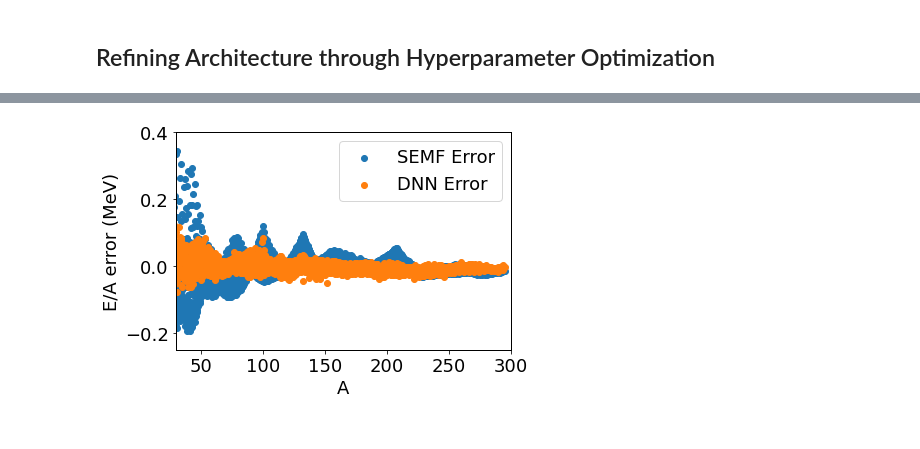
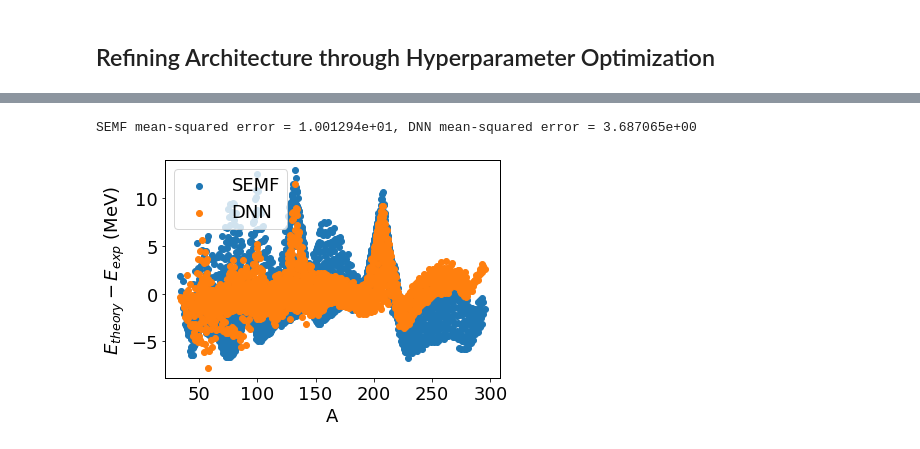
Before and after one commit to zbarvian/Mass-Learning, a Jupyter notebook: dnn_semf_discrepancy.ipynb, the cells around one changed output, grey strips where cells are left out. Cells and saved outputs as stored; diff of their text form; code cells hidden in the pictures.

```diff
--- a/dnn_semf_discrepancy.ipynb
+++ b/dnn_semf_discrepancy.ipynb
@@ -25,6 +25,7 @@ plt.rcParams.update(params)
 # %%
 # Keeping relevant columns from AME2016 dataset
 data = pd.read_csv('EXPERIMENT_AME2016.dat', sep=r'\s+', usecols=['A', 'N', 'Z', 'E', 'E/A'])
-data.tail()
+data = data.loc[data['Z'] >= 20]
+data.head()
 # %% [output]
 |  | A | N | Z | E | E/A |
@@ -174,9 +174,0 @@ print(besthyparms)
-# %%
-# Recording the best parameters from the optimization
-act_func = 'relu'
-frac_dropout = 0
-n_epochs = 5000
-nodes = [480, 50]
-
-# Storing the neural network predictions into the dataset
-data['dnn_E/A'] = dnn_model(data, features, 'E/A', n_epochs, nodes, frac_dropout, act_func)
@@ -187,0 +175,16 @@ Test Score: 0.9783825065806245
+# %%
+# Recording the best parameters from the optimization
+frac_dropout = besthyparms['frac_dropout']
+n_nodes1, n_nodes2 = besthyparms['n_nodes1'], besthyparms['n_nodes2']
+
+
+n_epochs = 1000
+losses = dnn_model(data, features, 'E', [n_epochs, n_nodes1, n_nodes2, frac_dropout])[1]
+best_epoch = losses.index(min(losses)) + 1
+
+plt.plot(np.arange(1, best_epoch+1), losses[:best_epoch])
+plt.xlabel('Epoch')
+plt.ylabel('Validation Loss')
+#plt.ylim(0, 0.05)
+plt.title('Minimum at %3d epochs' % best_epoch)
+plt.show()
@@ -188,12 +193,20 @@ Test Score: 0.9783825065806245
+# %%
+# Reinstantiating the neural network with the best number of epochs
+data['dnn_E'] = dnn_model(data, features, 'E', [best_epoch, n_nodes1, n_nodes2, frac_dropout])[0]
 # %%
 # Comparing error in mass predictions for both SEMF and neural network
-plt.scatter(data['A'], (data['semf_E/A'] - data['E/A']), label='SEMF Error')
-plt.scatter(data['A'], (data['dnn_E/A'] - data['E/A']), label='DNN Error')
-plt.xlim(30, 300)
-plt.ylim(-0.25, 0.4)
+SEMF_err = data['semf_E'] - data['E']
+SEMF_mse = np.sum(SEMF_err**2)/len(data.index)
+DNN_err = data['dnn_E'] - data['E']
+DNN_mse = np.sum(DNN_err**2)/len(data.index)
+print('SEMF mean-squared error = %5e, DNN mean-squared error = %5e' % (SEMF_mse, DNN_mse))
+
+plt.scatter(data['A'], SEMF_err, label='SEMF')
+plt.scatter(data['A'], DNN_err, label='DNN')
 plt.xlabel('A')
-plt.ylabel('E/A error (MeV)')
+plt.ylabel('$E_{theory} - E_{exp}$ (MeV)')
 plt.legend()
 plt.show()
 # %% [output]
+SEMF mean-squared error = 1.001294e+01, DNN mean-squared error = 3.687065e+00
-[figure, old version]
+[figure, new version]
```
Also changed, not shown: parts of 13 cells of this notebook.
